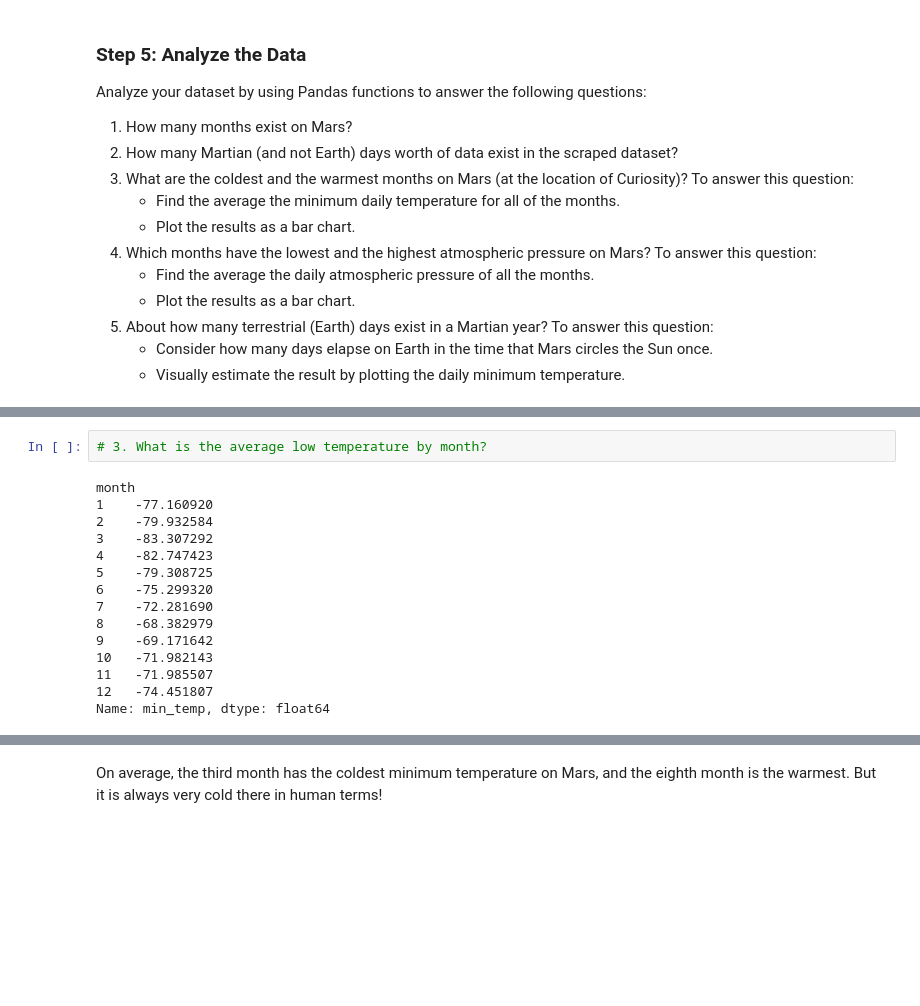
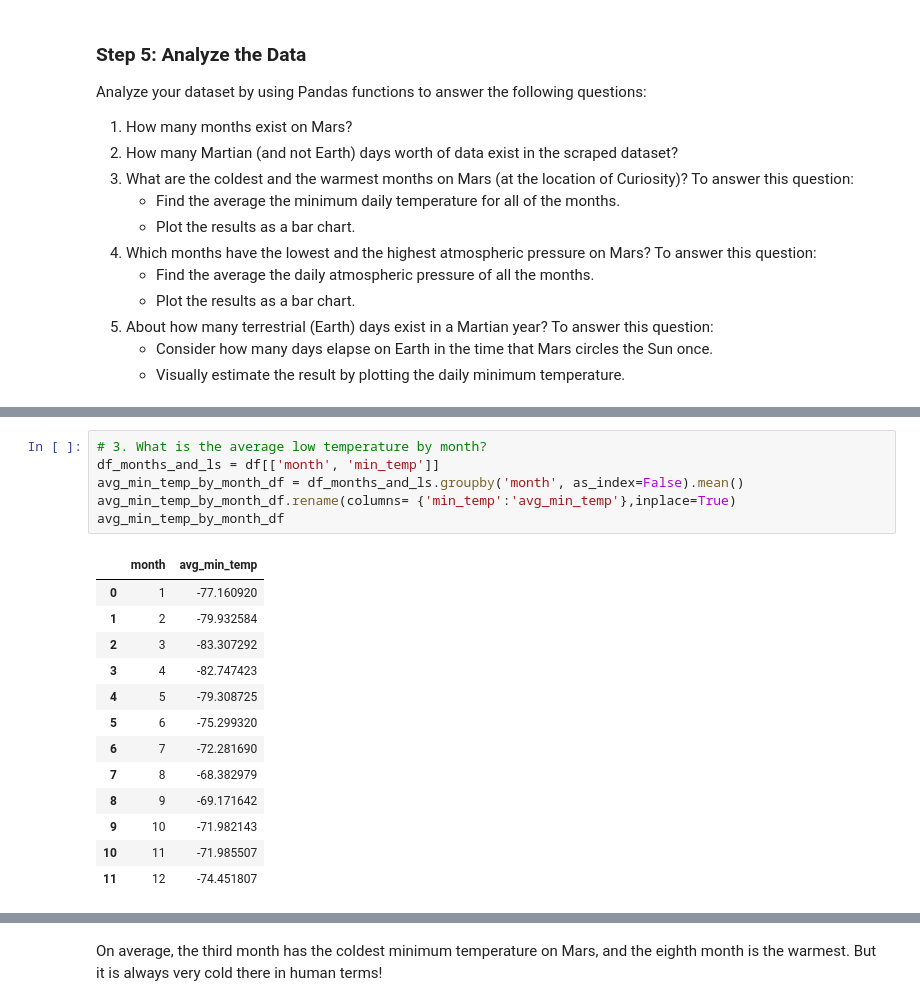
Before and after one commit to LukeTaylorDS/Mission_to_mars, a Jupyter notebook: Mission_to_Mars_Challenge/Mars_Weather_deliverable_2.ipynb, the cells around one changed output, grey strips where cells are left out. Drawn from its saved outputs; the diff is of its cells as text; blank space fills up the shorter version.

```diff
--- a/Mission_to_Mars_Challenge/Mars_Weather_deliverable_2.ipynb
+++ b/Mission_to_Mars_Challenge/Mars_Weather_deliverable_2.ipynb
@@ -125,18 +104,21 @@ Name: month, dtype: int64
 1867
 # %%
 # 3. What is the average low temperature by month?
+df_months_and_ls = df[['month', 'min_temp']]
+avg_min_temp_by_month_df = df_months_and_ls.groupby('month', as_index=False).mean()
+avg_min_temp_by_month_df.rename(columns= {'min_temp':'avg_min_temp'},inplace=True)
+avg_min_temp_by_month_df
 # %% [output]
-month
-1    -77.160920
-2    -79.932584
-3    -83.307292
-4    -82.747423
-5    -79.308725
-6    -75.299320
-7    -72.281690
-8    -68.382979
-9    -69.171642
-10   -71.982143
-11   -71.985507
-12   -74.451807
-Name: min_temp, dtype: float64
+|  | month | avg_min_temp |
+| 0 | 1 | -77.160920 |
+| 1 | 2 | -79.932584 |
+| 2 | 3 | -83.307292 |
+| 3 | 4 | -82.747423 |
+| 4 | 5 | -79.308725 |
+| 5 | 6 | -75.299320 |
+| 6 | 7 | -72.281690 |
+| 7 | 8 | -68.382979 |
+| 8 | 9 | -69.171642 |
+| 9 | 10 | -71.982143 |
+| 10 | 11 | -71.985507 |
+| 11 | 12 | -74.451807 |
```
Also changed, not shown: parts of 31 cells of this notebook, 7 other files.
